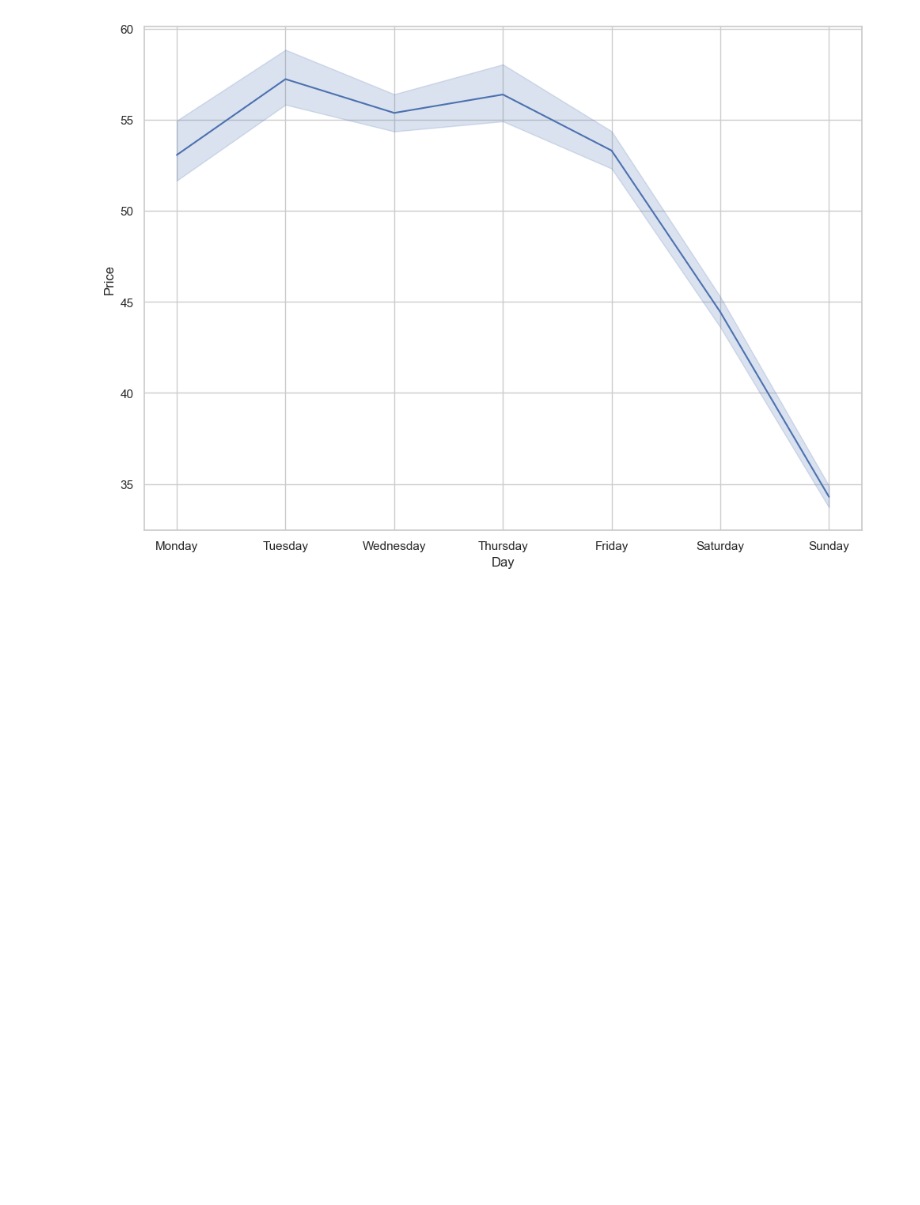
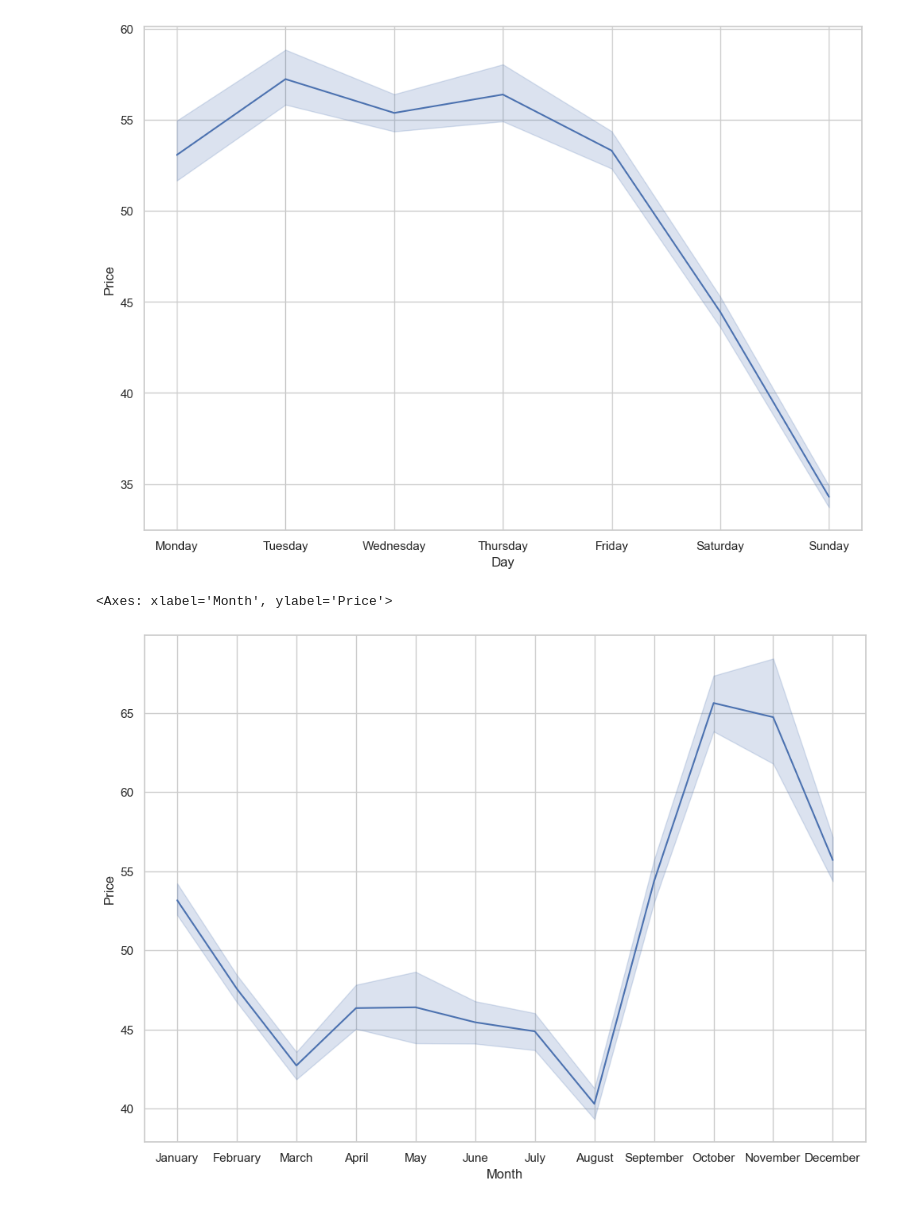
Before and after one commit to rnambaa/project-reinforcement-learning, a Jupyter notebook: EDA.ipynb, the cells around one changed output. Cells and saved outputs as stored; diff of their text form; code cells hidden in the pictures; blank space fills up the shorter version.

```diff
--- a/EDA.ipynb
+++ b/EDA.ipynb
@@ -44,3 +44,11 @@ sns.lineplot(data=train_data_melted, x='Day', y='Price')
 # %% [output]
 <Axes: xlabel='Day', ylabel='Price'>
 [figure]
+# %%
+# plot the price per month of the year, extracted from the date column
+# step 1 extract the month of the year from the date column
+train_data_melted['Month'] = train_data_melted['Date'].dt.month_name()
+sns.lineplot(data=train_data_melted, x='Month', y='Price')
+# %% [output]
+<Axes: xlabel='Month', ylabel='Price'>
+[figure, added]
```
Also changed, not shown: 3 other files.
